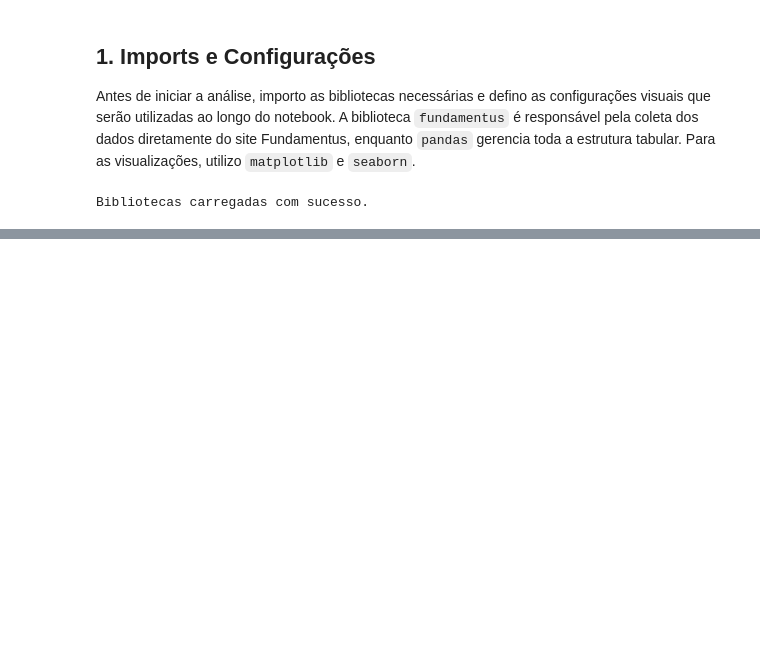
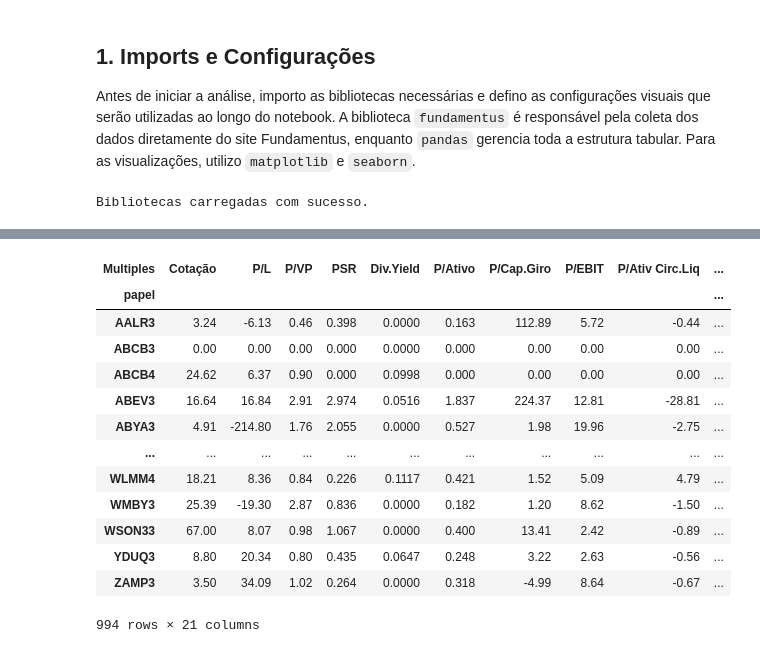
Before and after one commit to esscova/financas-quantitativas, a Jupyter notebook: Filtrando indicadores fundamentalistas de ações com Python/analisando_indicadores_fundamentalistas.ipynb, the cells around one changed output, grey strips where cells are left out. Cells and saved outputs as stored; diff of their text form; code cells hidden in the pictures; blank space fills up the shorter version.

```diff
--- a/Filtrando indicadores fundamentalistas de ações com Python/analisando_indicadores_fundamentalistas.ipynb
+++ b/Filtrando indicadores fundamentalistas de ações com Python/analisando_indicadores_fundamentalistas.ipynb
@@ -77,0 +109,18 @@ Bibliotecas carregadas com sucesso.
+# %%
+#visao geral :: primeiros e ultimos 5 registros
+df_raw
+# %% [output]
+| Multiples | Cotação | P/L | P/VP | PSR | Div.Yield | P/Ativo | P/Cap.Giro | P/EBIT | P/Ativ Circ.Liq | ... |
+| papel |  |  |  |  |  |  |  |  |  | ... |
+| AALR3 | 3.24 | -6.13 | 0.46 | 0.398 | 0.0000 | 0.163 | 112.89 | 5.72 | -0.44 | ... |
+| ABCB3 | 0.00 | 0.00 | 0.00 | 0.000 | 0.0000 | 0.000 | 0.00 | 0.00 | 0.00 | ... |
+| ABCB4 | 24.62 | 6.37 | 0.90 | 0.000 | 0.0998 | 0.000 | 0.00 | 0.00 | 0.00 | ... |
+| ABEV3 | 16.64 | 16.84 | 2.91 | 2.974 | 0.0516 | 1.837 | 224.37 | 12.81 | -28.81 | ... |
+| ABYA3 | 4.91 | -214.80 | 1.76 | 2.055 | 0.0000 | 0.527 | 1.98 | 19.96 | -2.75 | ... |
+| ... | ... | ... | ... | ... | ... | ... | ... | ... | ... | ... |
+| WLMM4 | 18.21 | 8.36 | 0.84 | 0.226 | 0.1117 | 0.421 | 1.52 | 5.09 | 4.79 | ... |
+| WMBY3 | 25.39 | -19.30 | 2.87 | 0.836 | 0.0000 | 0.182 | 1.20 | 8.62 | -1.50 | ... |
+| WSON33 | 67.00 | 8.07 | 0.98 | 1.067 | 0.0000 | 0.400 | 13.41 | 2.42 | -0.89 | ... |
+| YDUQ3 | 8.80 | 20.34 | 0.80 | 0.435 | 0.0647 | 0.248 | 3.22 | 2.63 | -0.56 | ... |
+| ZAMP3 | 3.50 | 34.09 | 1.02 | 0.264 | 0.0000 | 0.318 | -4.99 | 8.64 | -0.67 | ... |
+994 rows × 21 columns
```
Also changed, not shown: parts of 10 cells of this notebook.
